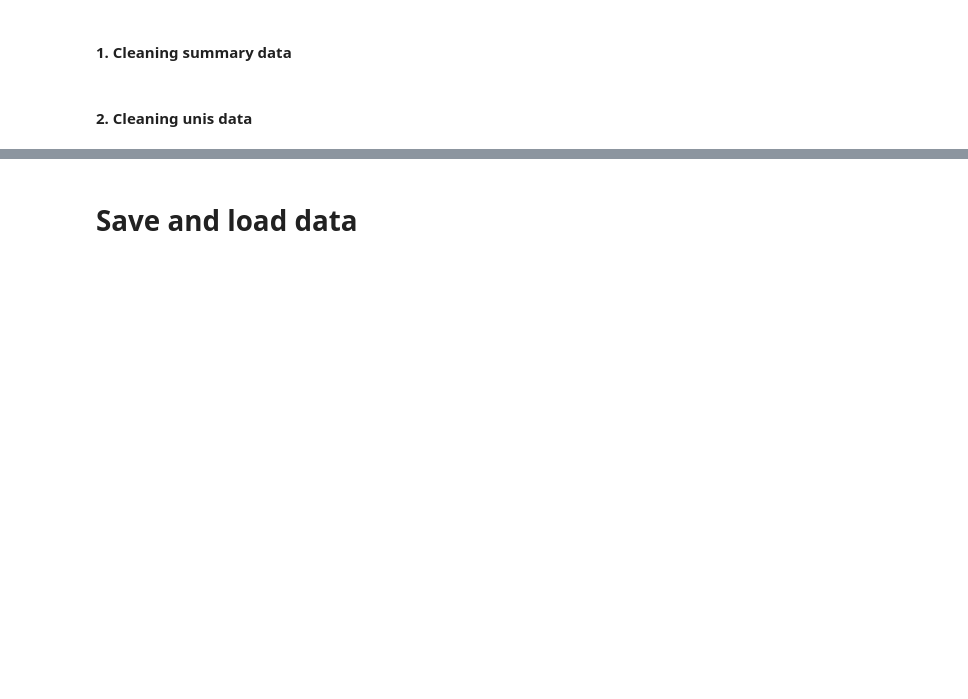
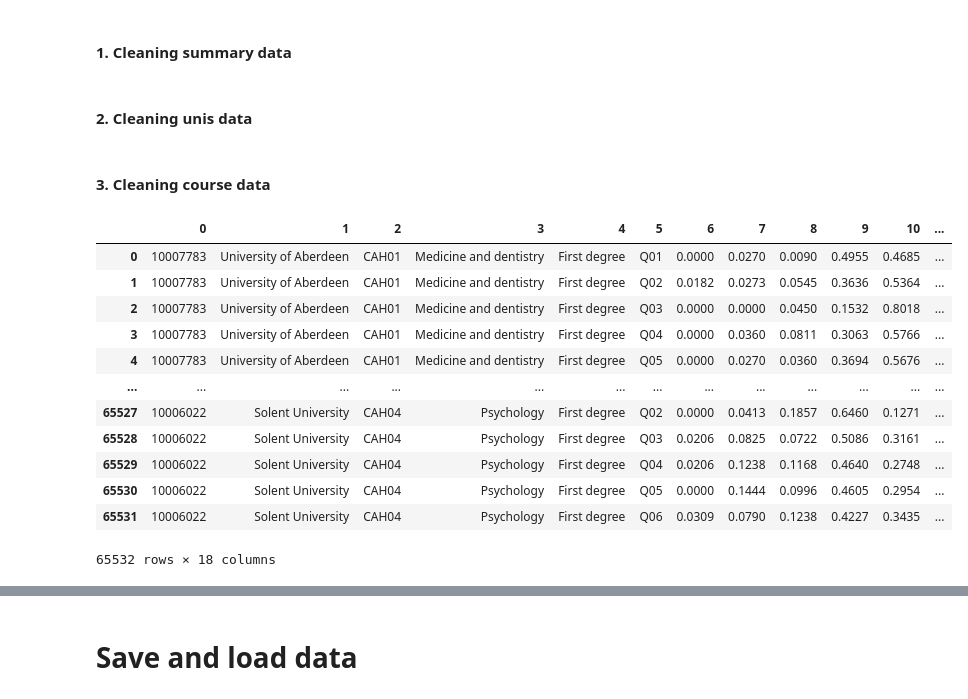
Before and after one commit to szelesaron/dissertation-code, a Jupyter notebook: cleaning.ipynb, the cells around one changed output, grey strips where cells are left out. Drawn from its saved outputs; the diff is of its cells as text; code cells hidden in the pictures; blank space fills up the shorter version.

Commit message:
added course files, groupby works needs to be made into a function use CAH1 as that is the highest level

```diff
--- a/cleaning.ipynb
+++ b/cleaning.ipynb
@@ -8,11 +6,20 @@ import matplotlib.pyplot as plt
 # %% [markdown]
 # Get the data
 # %%
+%%time
+
 CHOSEN_SHEETS_SUMMARY = ["England", "Scotland", "Wales", "Northern Ireland"]
 CHOSEN_SHEETS_UNIS = ["Q01", "Q02", "Q03", "Q04", "Q05", "Q06", "Q07", "Q08", "Q09", "Q10", "Q11", "Q12", "Q13", "Q14", "Q15",
                      "Q16", "Q17", "Q18", "Q19", "Q20", "Q21", "Q22", "Q23", "Q24", "Q25", "Q26", "Q27"]
+CHOSEN_SHEETS_COURSE = ["NSS1", "NSS2", "NSS3"]
 
 summary_data_1819 = pd.read_excel(r"data/summary_data_2018_2019.xls", skiprows = 5, nrows = 37, sheet_name = CHOSEN_SHEETS_SUMMARY) #skip nhs placement questions
 summary_data_2122 = pd.read_excel(r"data/summary_data_2021_2022.xls", skiprows = 5, nrows = 37, sheet_name = CHOSEN_SHEETS_SUMMARY) #skip nhs placement questions
+
 unis_data_1819 = pd.read_excel(r"data/unis_2018_2019.xls", skiprows = 5, sheet_name = CHOSEN_SHEETS_UNIS, header = None)
-unis_data_2122 = pd.read_excel(r"data/unis_2021_2022.xls", skiprows = 5, sheet_name = CHOSEN_SHEETS_UNIS, header = None) #skip nhs placement questions
+unis_data_2122 = pd.read_excel(r"data/unis_2021_2022.xls", skiprows = 5, sheet_name = CHOSEN_SHEETS_UNIS, header = None)
+
+course_data_18 = pd.read_excel(r"data/course_data_2018.xls", skiprows = 4, sheet_name = CHOSEN_SHEETS_COURSE, header = None)
+course_data_19 = pd.read_excel(r"data/course_data_2019.xls", skiprows = 4, sheet_name = CHOSEN_SHEETS_COURSE, header = None)
+course_data_21 = pd.read_excel(r"data/course_data_2021.xls", skiprows = 4, sheet_name = CHOSEN_SHEETS_COURSE, header = None)
+course_data_22 = pd.read_excel(r"data/course_data_2022.xls", skiprows = 4, sheet_name = CHOSEN_SHEETS_COURSE, header = None)
@@ -116,3 +125,24 @@ for sheet in CHOSEN_SHEETS_UNIS:
         unis_2122 = clean_unis(unis_data_2122, sheet)
     else:
         unis_2122[sheet] = clean_unis(unis_data_2122, sheet).iloc[:,1]
+# %% [markdown]
+#### 3. Cleaning course data
+# %%
+course_data_18 = pd.read_excel(r"data/course_data_2018.xls", skiprows = 4, sheet_name = CHOSEN_SHEETS_COURSE, header = None)
+# %%
+df = course_data_18.get("NSS1").copy()
+df
+# %% [output]
+|  | 0 | 1 | 2 | 3 | 4 | 5 | 6 | 7 | 8 | 9 | 10 | ... |
+| 0 | 10007783 | University of Aberdeen | CAH01 | Medicine and dentistry | First degree | Q01 | 0.0000 | 0.0270 | 0.0090 | 0.4955 | 0.4685 | ... |
+| 1 | 10007783 | University of Aberdeen | CAH01 | Medicine and dentistry | First degree | Q02 | 0.0182 | 0.0273 | 0.0545 | 0.3636 | 0.5364 | ... |
+| 2 | 10007783 | University of Aberdeen | CAH01 | Medicine and dentistry | First degree | Q03 | 0.0000 | 0.0000 | 0.0450 | 0.1532 | 0.8018 | ... |
+| 3 | 10007783 | University of Aberdeen | CAH01 | Medicine and dentistry | First degree | Q04 | 0.0000 | 0.0360 | 0.0811 | 0.3063 | 0.5766 | ... |
+| 4 | 10007783 | University of Aberdeen | CAH01 | Medicine and dentistry | First degree | Q05 | 0.0000 | 0.0270 | 0.0360 | 0.3694 | 0.5676 | ... |
+| ... | ... | ... | ... | ... | ... | ... | ... | ... | ... | ... | ... | ... |
+| 65527 | 10006022 | Solent University | CAH04 | Psychology | First degree | Q02 | 0.0000 | 0.0413 | 0.1857 | 0.6460 | 0.1271 | ... |
+| 65528 | 10006022 | Solent University | CAH04 | Psychology | First degree | Q03 | 0.0206 | 0.0825 | 0.0722 | 0.5086 | 0.3161 | ... |
+| 65529 | 10006022 | Solent University | CAH04 | Psychology | First degree | Q04 | 0.0206 | 0.1238 | 0.1168 | 0.4640 | 0.2748 | ... |
+| 65530 | 10006022 | Solent University | CAH04 | Psychology | First degree | Q05 | 0.0000 | 0.1444 | 0.0996 | 0.4605 | 0.2954 | ... |
+| 65531 | 10006022 | Solent University | CAH04 | Psychology | First degree | Q06 | 0.0309 | 0.0790 | 0.1238 | 0.4227 | 0.3435 | ... |
+65532 rows × 18 columns
```
Also changed, not shown: parts of 8 cells of this notebook, 4 other files.
